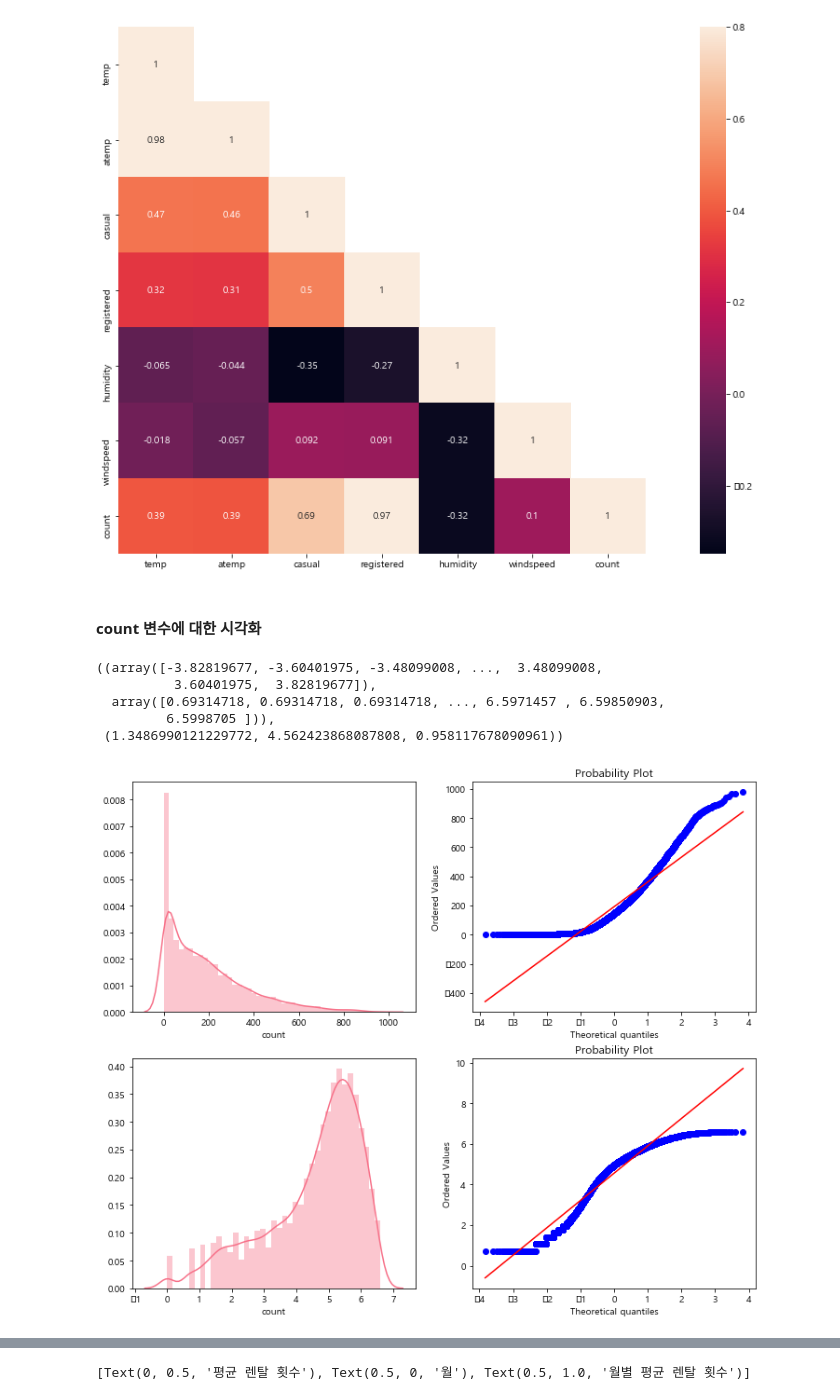
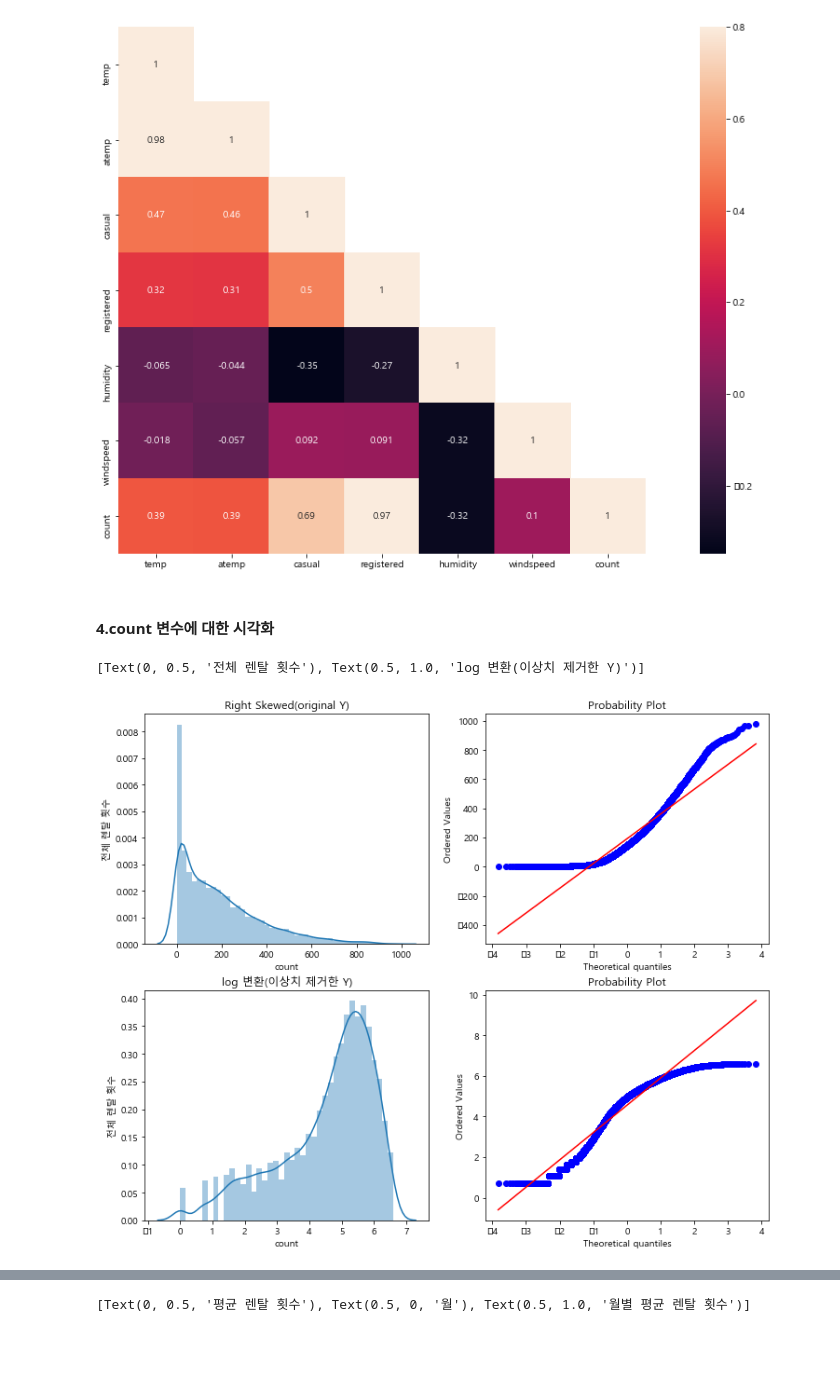
Before and after one commit to HeainLee/python-for-data-science, a Jupyter notebook: bike_jupyterVersion.ipynb, the cells around one changed output, grey strips where cells are left out. Saved outputs shown, nothing was run; the diff lists cells and outputs as text; code cells hidden in the pictures; blank space fills up the shorter version.

```diff
--- a/bike_jupyterVersion.ipynb
+++ b/bike_jupyterVersion.ipynb
@@ -17,7 +20,8 @@ from matplotlib import font_manager, rc
 font_name = font_manager.FontProperties(fname="c:/Windows/Fonts/malgun.ttf").get_name()
 rc('font', family=font_name)
 # %%
-bike = pd.read_csv('C:\\Users\\Daumsoft\\Desktop\\bike_train.csv')
+current_dif=os.getcwd()
+bike = pd.read_csv(currnet_dif+'\\bike_train.csv')
 bike.head()
 # %% [output]
 |  | datetime | season | holiday | workingday | weather | temp | atemp | humidity | windspeed | casual | ... |
@@ -107,18 +113,17 @@ sn.heatmap(corrMatt, mask=mask,vmax=.8, square=True, annot=True)
 <matplotlib.axes._subplots.AxesSubplot at 0x...>
 [figure]
 # %% [markdown]
-#### count 변수에 대한 시각화
+#### **4.count 변수에 대한 시각화**
 # %%
 fig, axes = plt.subplots(ncols=2, nrows=2)
 fig.set_size_inches(12,10)
 sn.distplot(bike['count'], ax=axes[0][0])
 stats.probplot(bike['count'], dist='norm', fit=True, plot=axes[0][1])
 sn.distplot(np.log(bikeWithoutOutliers['count']), ax=axes[1][0])
 stats.probplot(np.log1p(bikeWithoutOutliers['count']), dist='norm', fit=True, plot=axes[1][1])
+
+axes[0][0].set(ylabel='전체 렌탈 횟수',title="Right Skewed(original Y)")
+axes[1][0].set(ylabel='전체 렌탈 횟수',title="log 변환(이상치 제거한 Y)")
 # %% [output]
-((array([-3.82819677, -3.60401975, -3.48099008, ...,  3.48099008,
-          3.60401975,  3.82819677]),
-  array([0.69314718, 0.69314718, 0.69314718, ..., 6.5971457 , 6.59850903,
-         6.5998705 ])),
- (1.3486990121229772, 4.562423868087808, 0.958117678090961))
+[Text(0, 0.5, '전체 렌탈 횟수'), Text(0.5, 1.0, 'log 변환(이상치 제거한 Y)')]
-[figure, old version]
+[figure, new version]
```
Also changed, not shown: parts of 25 cells of this notebook.
